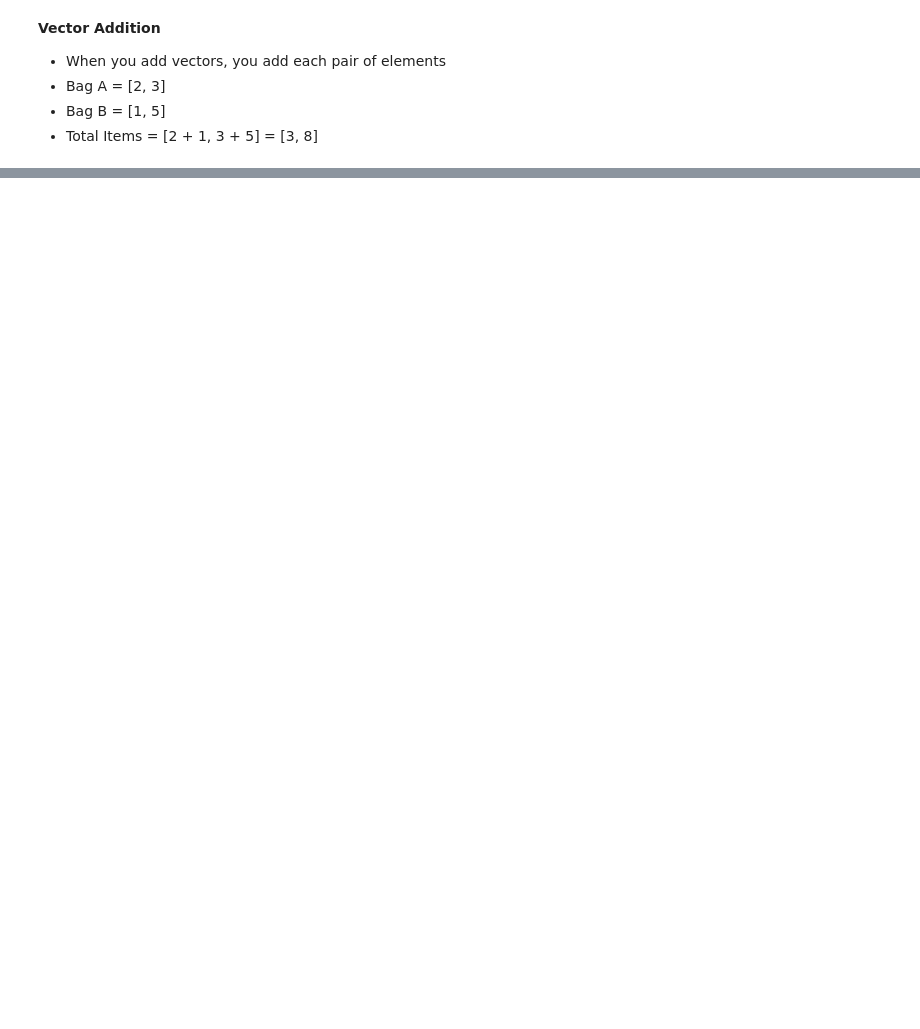
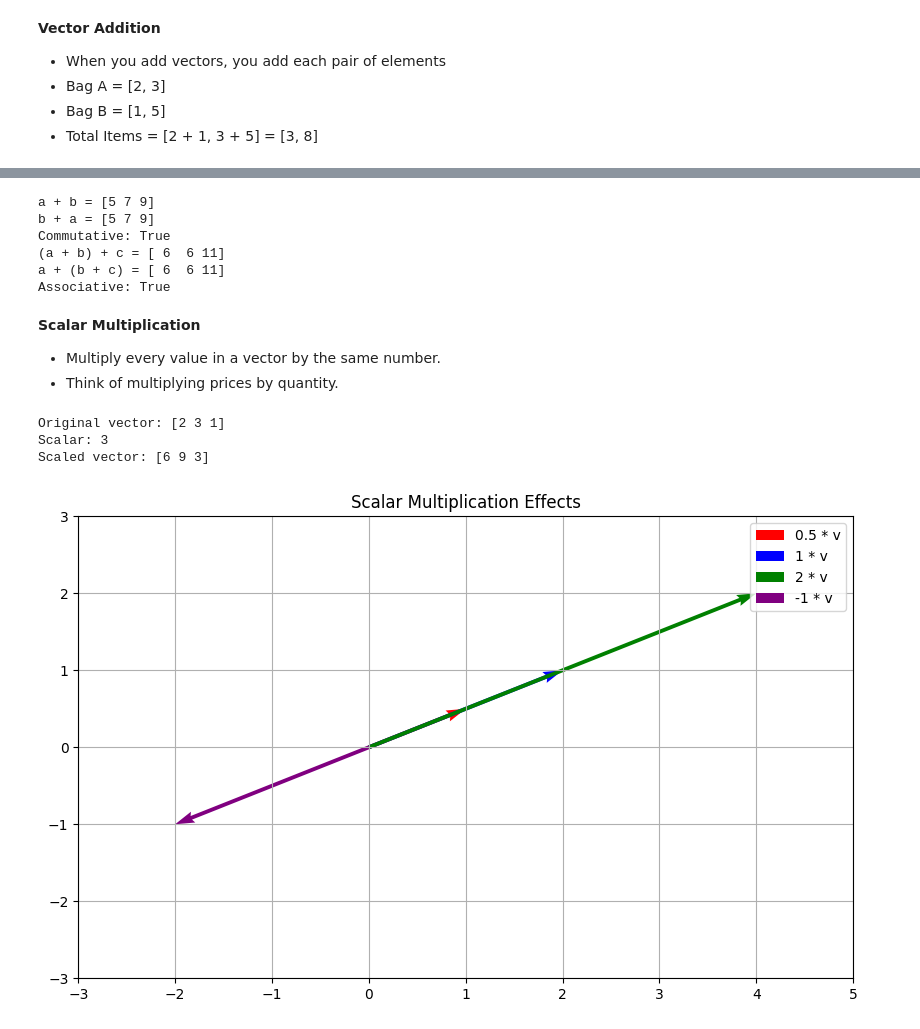
Before and after one commit to hassanmajaro/ai_engineering, a Jupyter notebook: module_2/week6/numpy2.ipynb, the cells around one changed output, grey strips where cells are left out. Drawn from its saved outputs; the diff is of its cells as text; code cells hidden in the pictures; blank space fills up the shorter version.

```diff
--- a/module_2/week6/numpy2.ipynb
+++ b/module_2/week6/numpy2.ipynb
@@ -69,0 +92,26 @@ plt.quiver(0, 0, a_2d[0], a_2d[1], angles='xy', scale_units='xy', scale=1, color
+# %%
+# Properties of vector addition
+c = np.array([1, -1, 2])
+
+# Commutative property: a + b = b + a
+print(f"a + b = {a + b}")
+print(f"b + a = {b + a}")
+print(f"Commutative: {np.array_equal(a + b, b + a)}")
+
+# Associative property: (a + b) + c = a + (b + c)
+left = (a + b) + c
+right = a + (b + c)
+print(f"(a + b) + c = {left}")
+print(f"a + (b + c) = {right}")
+print(f"Associative: {np.array_equal(left, right)}")
+# %% [output]
+a + b = [5 7 9]
+b + a = [5 7 9]
+Commutative: True
+(a + b) + c = [ 6  6 11]
+a + (b + c) = [ 6  6 11]
+Associative: True
+# %% [markdown]
+**Scalar Multiplication**
+* Multiply every value in a vector by the same number.
+* Think of multiplying prices by quantity.
@@ -69,0 +122,32 @@ plt.quiver(0, 0, a_2d[0], a_2d[1], angles='xy', scale_units='xy', scale=1, color
+# %%
+# Scalar multiplication
+vector = np.array([2, 3, 1])
+scalar = 3
+
+scaled_vector = scalar * vector
+print(f"Original vector: {vector}")
+print(f"Scalar: {scalar}")
+print(f"Scaled vector: {scaled_vector}")
+
+# Geometric interpretation
+original_2d = np.array([2, 1])
+scales = [0.5, 1, 2, -1]
+
+plt.figure(figsize=(10, 6))
+colors = ['red', 'blue', 'green', 'purple']
+for i, scale in enumerate(scales):
+    scaled = scale * original_2d
+    plt.quiver(0, 0, scaled[0], scaled[1], angles='xy', scale_units='xy', scale=1,
+               color=colors[i], width=0.005, label=f'{scale} * v')
+
+plt.xlim(-3, 5)
+plt.ylim(-3, 3)
+plt.grid(True)
+plt.title("Scalar Multiplication Effects")
+plt.legend()
+plt.show()
+# %% [output]
+Original vector: [2 3 1]
+Scalar: 3
+Scaled vector: [6 9 3]
+[figure, added]
```
Also changed, not shown: parts of 4 cells of this notebook, 1 other file.
